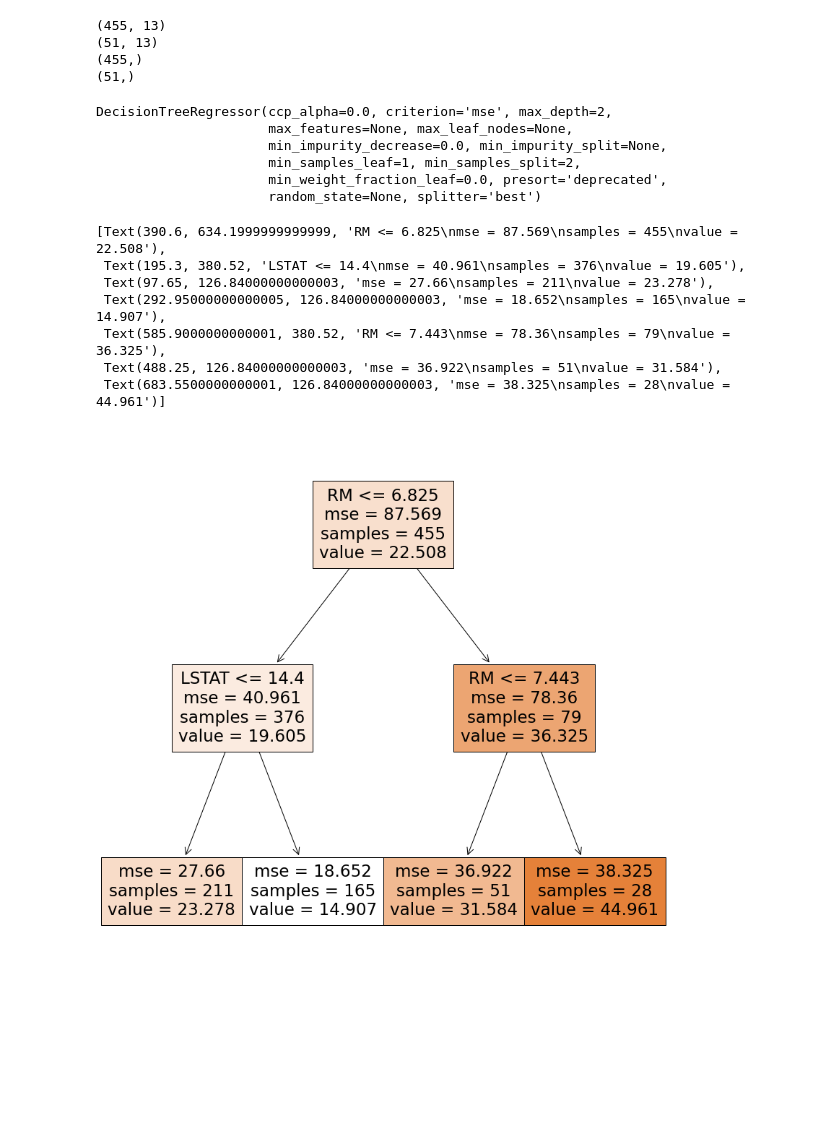
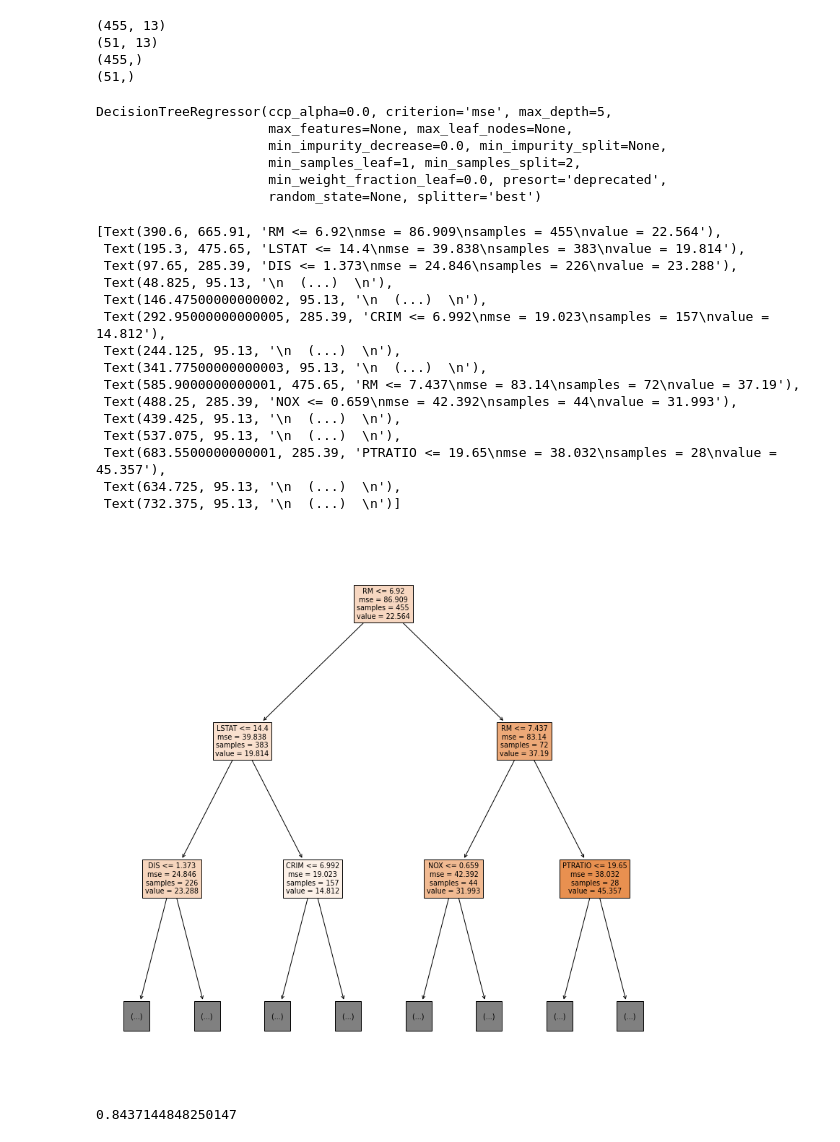
Before and after one commit to Elwing-Chou/tibaml0922, a Jupyter notebook: regression.ipynb, the cells around one changed output. Cells and saved outputs as stored; diff of their text form; code cells hidden in the pictures; blank space fills up the shorter version.

```diff
--- a/regression.ipynb
+++ b/regression.ipynb
@@ -75,10 +74,10 @@ print(y_test.shape)
 (51,)
 # %%
 from sklearn.tree import DecisionTreeRegressor
-reg = DecisionTreeRegressor(max_depth=2)
+reg = DecisionTreeRegressor(max_depth=5)
 reg.fit(x_train, y_train)
 # %% [output]
-DecisionTreeRegressor(ccp_alpha=0.0, criterion='mse', max_depth=2,
+DecisionTreeRegressor(ccp_alpha=0.0, criterion='mse', max_depth=5,
                       max_features=None, max_leaf_nodes=None,
                       min_impurity_decrease=0.0, min_impurity_split=None,
                       min_samples_leaf=1, min_samples_split=2,
@@ -87,16 +86,31 @@ DecisionTreeRegressor(ccp_alpha=0.0, criterion='mse', max_depth=2,
 # %%
 import matplotlib.pyplot as plt
 from sklearn.tree import plot_tree
 plt.figure(figsize=(14, 14))
 plot_tree(reg,
           feature_names=boston["feature_names"],
-          filled=True)
+          filled=True,
+          max_depth=2)
 # %% [output]
-[Text(390.6, 634.1999999999999, 'RM <= 6.825\nmse = 87.569\nsamples = 455\nvalue = 22.508'),
- Text(195.3, 380.52, 'LSTAT <= 14.4\nmse = 40.961\nsamples = 376\nvalue = 19.605'),
- Text(97.65, 126.84000000000003, 'mse = 27.66\nsamples = 211\nvalue = 23.278'),
- Text(292.95000000000005, 126.84000000000003, 'mse = 18.652\nsamples = 165\nvalue = 14.907'),
- Text(585.9000000000001, 380.52, 'RM <= 7.443\nmse = 78.36\nsamples = 79\nvalue = 36.325'),
- Text(488.25, 126.84000000000003, 'mse = 36.922\nsamples = 51\nvalue = 31.584'),
- Text(683.5500000000001, 126.84000000000003, 'mse = 38.325\nsamples = 28\nvalue = 44.961')]
+[Text(390.6, 665.91, 'RM <= 6.92\nmse = 86.909\nsamples = 455\nvalue = 22.564'),
+ Text(195.3, 475.65, 'LSTAT <= 14.4\nmse = 39.838\nsamples = 383\nvalue = 19.814'),
+ Text(97.65, 285.39, 'DIS <= 1.373\nmse = 24.846\nsamples = 226\nvalue = 23.288'),
+ Text(48.825, 95.13, '\n  (...)  \n'),
+ Text(146.47500000000002, 95.13, '\n  (...)  \n'),
+ Text(292.95000000000005, 285.39, 'CRIM <= 6.992\nmse = 19.023\nsamples = 157\nvalue = 14.812'),
+ Text(244.125, 95.13, '\n  (...)  \n'),
+ Text(341.77500000000003, 95.13, '\n  (...)  \n'),
+ Text(585.9000000000001, 475.65, 'RM <= 7.437\nmse = 83.14\nsamples = 72\nvalue = 37.19'),
+ Text(488.25, 285.39, 'NOX <= 0.659\nmse = 42.392\nsamples = 44\nvalue = 31.993'),
+ Text(439.425, 95.13, '\n  (...)  \n'),
+ Text(537.075, 95.13, '\n  (...)  \n'),
+ Text(683.5500000000001, 285.39, 'PTRATIO <= 19.65\nmse = 38.032\nsamples = 28\nvalue = 45.357'),
+ Text(634.725, 95.13, '\n  (...)  \n'),
+ Text(732.375, 95.13, '\n  (...)  \n')]
-[figure, old version]
+[figure, new version]
+# %%
+from sklearn.metrics import r2_score
+pre = reg.predict(x_test)
+r2_score(y_test, pre)
+# %% [output]
+0.8437144848250147
```
Also changed, not shown: parts of 1 cell of this notebook.
